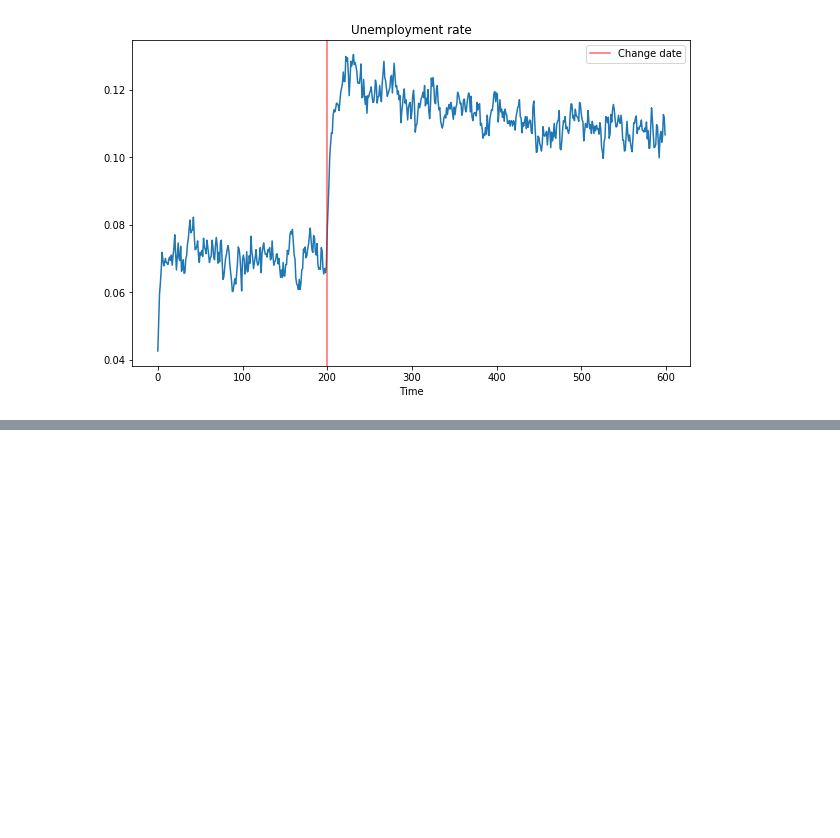
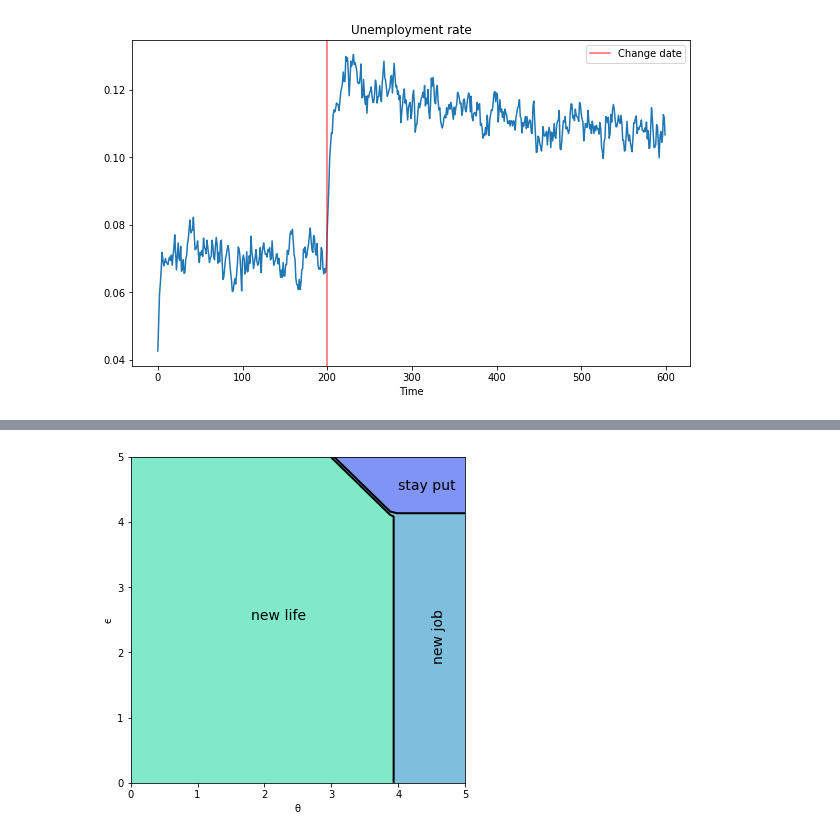
Before and after one commit to PanPip/QuantEcon_Tasks, a Jupyter notebook: Dynamic_programming.ipynb, the cells around one changed output, grey strips where cells are left out. Saved outputs shown, nothing was run; the diff lists cells and outputs as text; code cells hidden in the pictures; blank space fills up the shorter version.

```diff
--- a/Dynamic_programming.ipynb
+++ b/Dynamic_programming.ipynb
@@ -1229,0 +1386,13 @@ plt.show()
+# %%
+fig, ax = plt.subplots(figsize=(6, 6))
+tg, eg = np.meshgrid(cw.θ, cw.ϵ)
+lvls = (0.5, 1.5, 2.5, 3.5)
+ax.contourf(tg, eg, greedy_star.T, levels=lvls, cmap=cm.winter, alpha=0.5)
+ax.contour(tg, eg, greedy_star.T, colors='k', levels=lvls, linewidths=2)
+ax.set(xlabel='θ', ylabel='ϵ')
+ax.text(1.8, 2.5, 'new life', fontsize=14)
+ax.text(4.5, 2.5, 'new job', fontsize=14, rotation='vertical')
+ax.text(4.0, 4.5, 'stay put', fontsize=14)
+plt.show()
+# %% [output]
+[figure, added]
```
Also changed, not shown: parts of 7 cells of this notebook.
